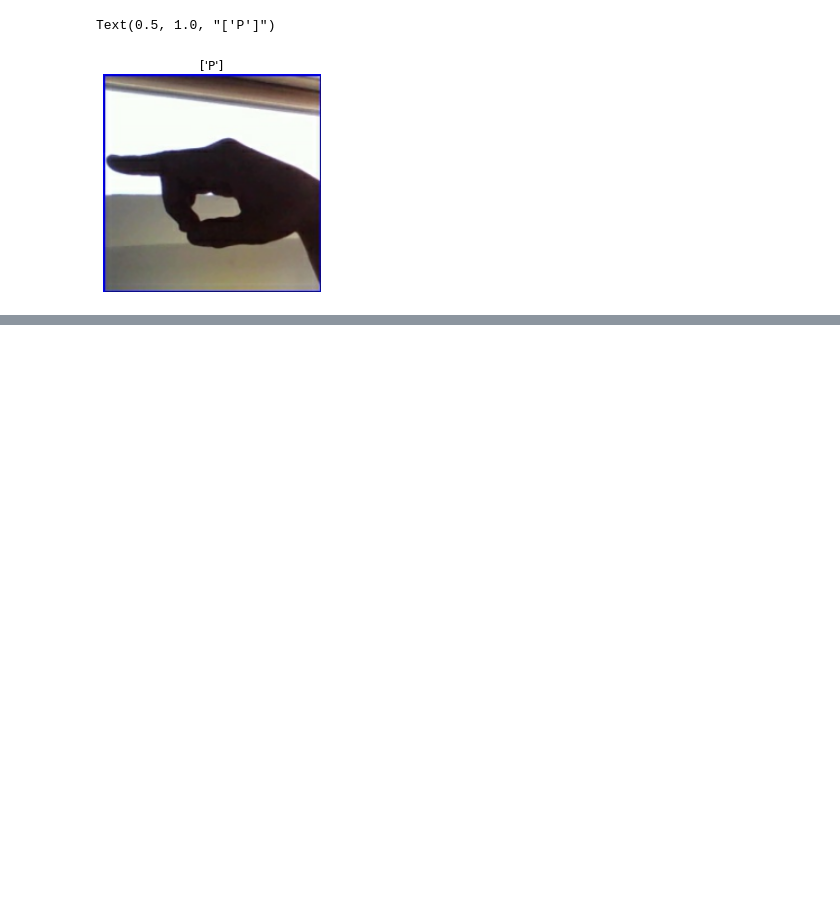
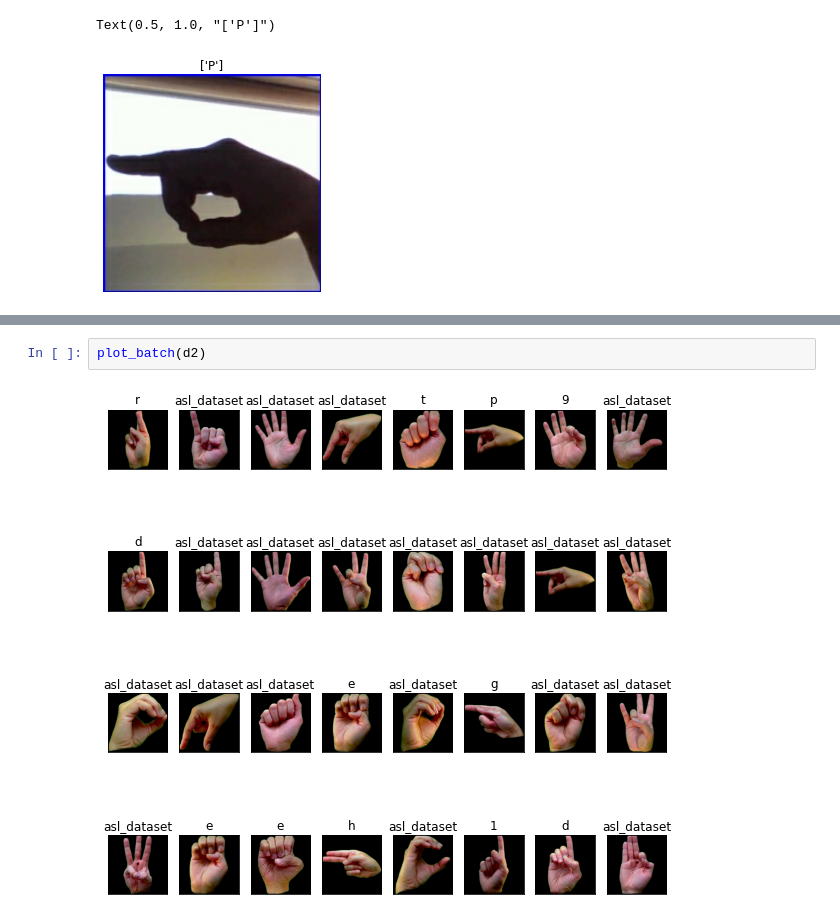
Before and after one commit to dunnkers/optimizers-sign-language, a Jupyter notebook: data-exploration.ipynb, the cells around one changed output, grey strips where cells are left out. Cells and saved outputs as stored; diff of their text form; blank space fills up the shorter version.

```diff
--- a/data-exploration.ipynb
+++ b/data-exploration.ipynb
@@ -212,0 +182,4 @@ array(['black stork', 'letter opener', 'nematode', 'space shuttle',
+# %%
+plot_batch(d2)
+# %% [output]
+[figure, added]
```
Also changed, not shown: parts of 22 cells of this notebook, 6 other files.
